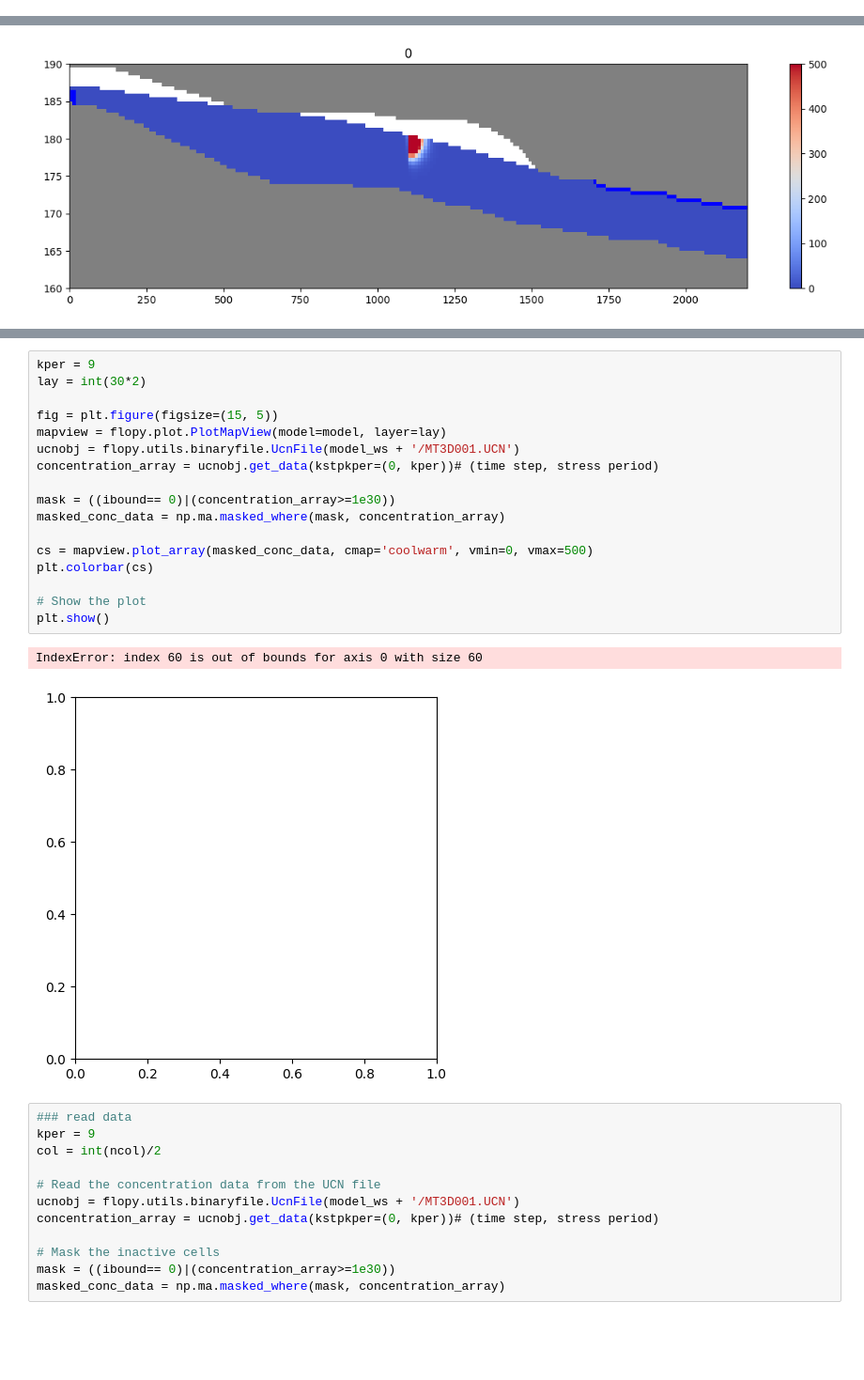
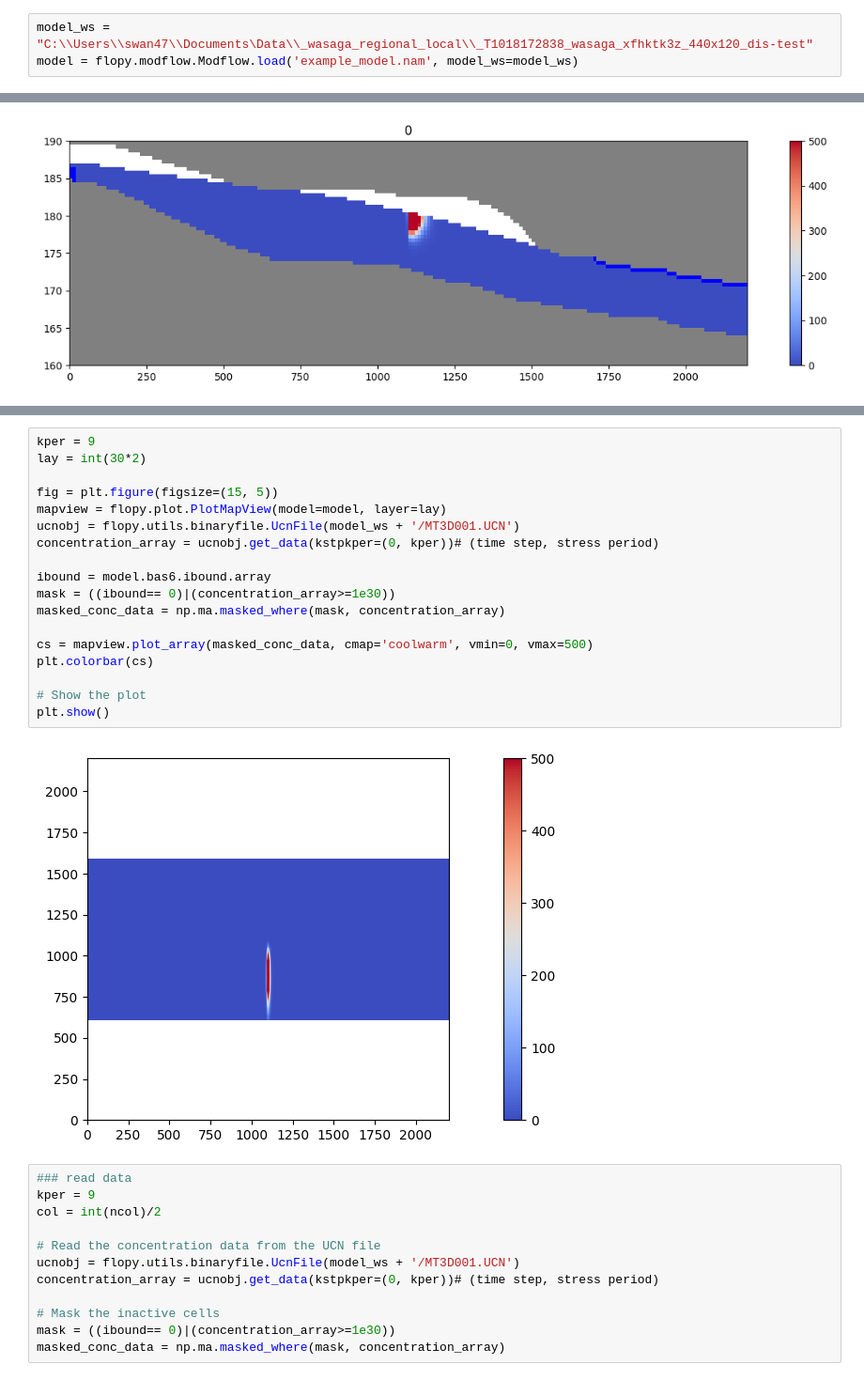
Before and after one commit to Shuyang-Wang/wasaga_model, a Jupyter notebook: wasaga_regional_test/2-wasga_regional_test.ipynb, the cells around one changed output, grey strips where cells are left out. Shown at 94% size. Saved outputs shown, nothing was run; the diff lists cells and outputs as text; blank space fills up the shorter version.

```diff
--- a/wasaga_regional_test/2-wasga_regional_test.ipynb
+++ b/wasaga_regional_test/2-wasga_regional_test.ipynb
@@ -501,6 +505,9 @@ model_ws
 # %%
 # model_ws = "C:\\Users\\swan47\\AppData\\Local\\Temp\\_T1010000710_wasaga_t2pm85_1"
 # model = flopy.modflow.Modflow.load('example_model.nam', model_ws=model_ws)
+# %%
+model_ws = "C:\\Users\\swan47\\Documents\Data\\_wasaga_regional_local\\_T1018172838_wasaga_xfhktk3z_440x120_dis-test"
+model = flopy.modflow.Modflow.load('example_model.nam', model_ws=model_ws)
 # %%
 fig = plt.figure(figsize=(15, 5))
 xsect = flopy.plot.PlotCrossSection(model=model, line={"Column": 0})
@@ -644,23 +651,23 @@ plt.show()
 # %%
 kper = 9
 lay = int(30*2)
 
 fig = plt.figure(figsize=(15, 5))
 mapview = flopy.plot.PlotMapView(model=model, layer=lay)
 ucnobj = flopy.utils.binaryfile.UcnFile(model_ws + '/MT3D001.UCN')
 concentration_array = ucnobj.get_data(kstpkper=(0, kper))# (time step, stress period)
 
+ibound = model.bas6.ibound.array
 mask = ((ibound== 0)|(concentration_array>=1e30))
 masked_conc_data = np.ma.masked_where(mask, concentration_array)
 
 cs = mapview.plot_array(masked_conc_data, cmap='coolwarm', vmin=0, vmax=500)
 plt.colorbar(cs)
 
 # Show the plot
 plt.show()
 # %% [output]
-IndexError: index 60 is out of bounds for axis 0 with size 60
-[figure, old version]
+[figure, new version]
 # %%
 ### read data
 kper = 9
```
Also changed, not shown: parts of 7 cells of this notebook, 2 other files.
